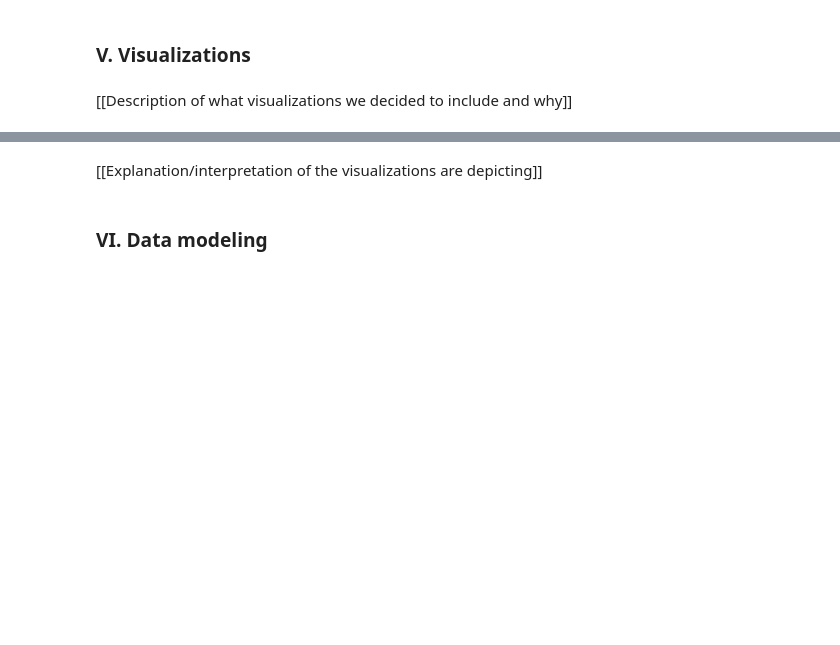
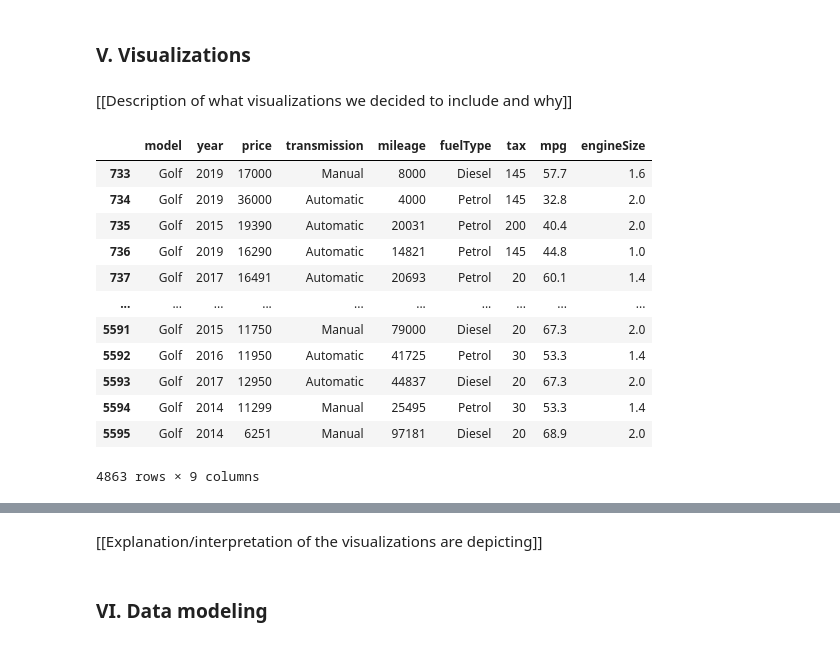
Before and after one commit to pholmes116/UK-used-car-prices-public, a Jupyter notebook: UK_car_rental.ipynb, the cells around one changed output, grey strips where cells are left out. Saved outputs shown, nothing was run; the diff lists cells and outputs as text; code cells hidden in the pictures; blank space fills up the shorter version.

```diff
--- a/UK_car_rental.ipynb
+++ b/UK_car_rental.ipynb
@@ -362,3 +363,23 @@ https://data.bls.gov/timeseries/CUUR0000SA0 <br>
 [[Description of what visualizations we decided to include and why]]
 # %%
 # Code for visualizations
+
+vw = pd.read_csv("vw.csv")
+vw['model'] = vw['model'].str.strip()
+golf = vw[vw['model'] == 'Golf']
+
+display(golf)
+# %% [output]
+|  | model | year | price | transmission | mileage | fuelType | tax | mpg | engineSize |
+| 733 | Golf | 2019 | 17000 | Manual | 8000 | Diesel | 145 | 57.7 | 1.6 |
+| 734 | Golf | 2019 | 36000 | Automatic | 4000 | Petrol | 145 | 32.8 | 2.0 |
+| 735 | Golf | 2015 | 19390 | Automatic | 20031 | Petrol | 200 | 40.4 | 2.0 |
+| 736 | Golf | 2019 | 16290 | Automatic | 14821 | Petrol | 145 | 44.8 | 1.0 |
+| 737 | Golf | 2017 | 16491 | Automatic | 20693 | Petrol | 20 | 60.1 | 1.4 |
+| ... | ... | ... | ... | ... | ... | ... | ... | ... | ... |
+| 5591 | Golf | 2015 | 11750 | Manual | 79000 | Diesel | 20 | 67.3 | 2.0 |
+| 5592 | Golf | 2016 | 11950 | Automatic | 41725 | Petrol | 30 | 53.3 | 1.4 |
+| 5593 | Golf | 2017 | 12950 | Automatic | 44837 | Diesel | 20 | 67.3 | 2.0 |
+| 5594 | Golf | 2014 | 11299 | Manual | 25495 | Petrol | 30 | 53.3 | 1.4 |
+| 5595 | Golf | 2014 | 6251 | Manual | 97181 | Diesel | 20 | 68.9 | 2.0 |
+4863 rows × 9 columns
```
Also changed, not shown: parts of 9 cells of this notebook.
